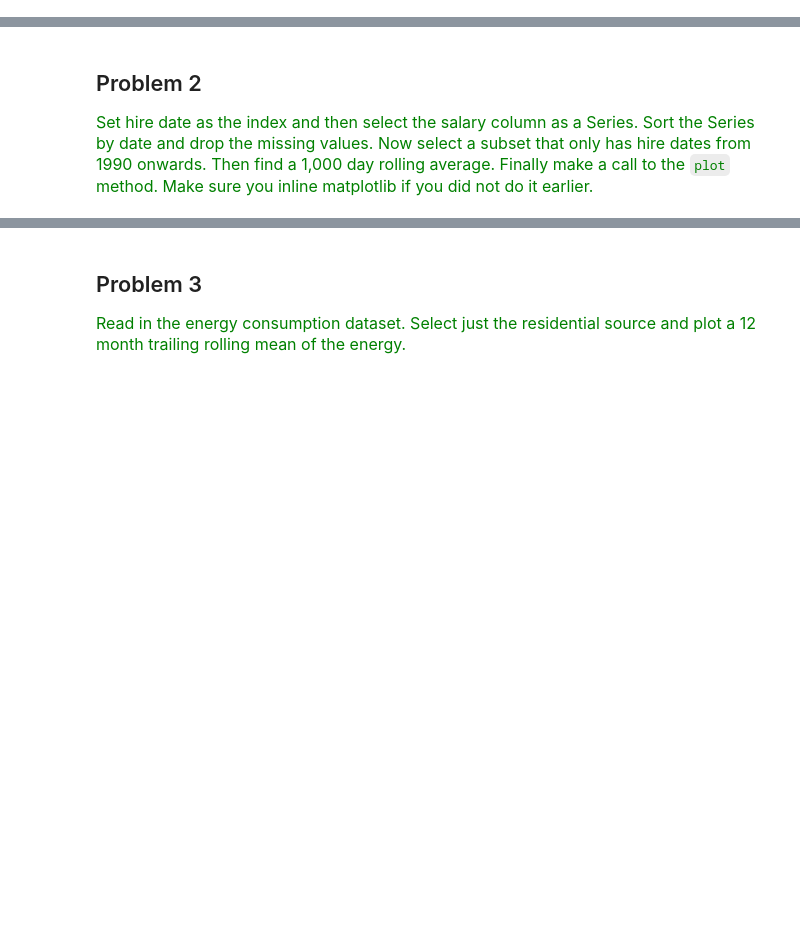
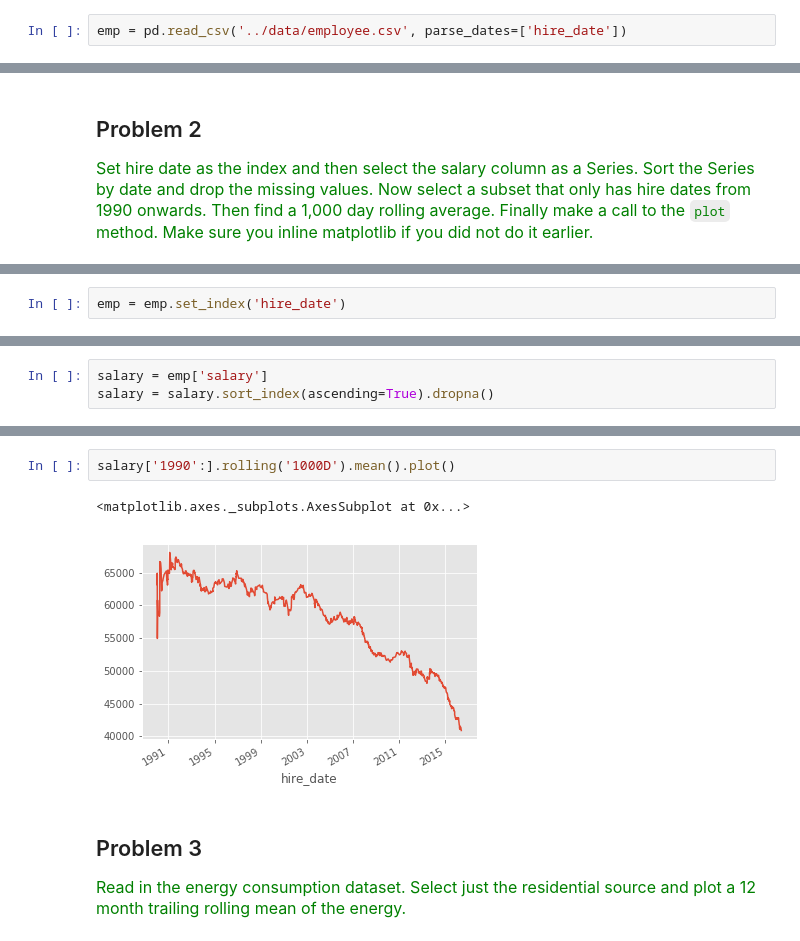
Before and after one commit to estefaniaakers/dunder-data, a Jupyter notebook: dunder-data-bootcamp/04. Time Series/04. Rolling Windows.ipynb, the cells around one changed output, grey strips where cells are left out. Saved outputs shown, nothing was run; the diff lists cells and outputs as text; blank space fills up the shorter version.

Commit message:
Bootcamp Day 3 - Chapter 4: Time Series - 04. Rolling Windows

```diff
--- a/dunder-data-bootcamp/04. Time Series/04. Rolling Windows.ipynb
+++ b/dunder-data-bootcamp/04. Time Series/04. Rolling Windows.ipynb
@@ -123,0 +281,2 @@ close.resample('2M').agg(['min', 'mean', 'max', np.size]).head()
+# %%
+emp = pd.read_csv('../data/employee.csv', parse_dates=['hire_date'])
@@ -126,0 +292,2 @@ close.resample('2M').agg(['min', 'mean', 'max', np.size]).head()
+# %%
+emp = emp.set_index('hire_date')
@@ -126,0 +304,3 @@ close.resample('2M').agg(['min', 'mean', 'max', np.size]).head()
+# %%
+salary = emp['salary']
+salary = salary.sort_index(ascending=True).dropna()
@@ -127,3 +317,8 @@ close.resample('2M').agg(['min', 'mean', 'max', np.size]).head()
+# %%
+salary['1990':].rolling('1000D').mean().plot()
+# %% [output]
+<matplotlib.axes._subplots.AxesSubplot at 0x...>
+[figure, added]
 # %% [markdown]
 ## Problem 3
 <span  style="color:green; font-size:16px">Read in the energy consumption dataset. Select just the residential source and plot a 12 month trailing rolling mean of the energy.</span>
```
Also changed, not shown: parts of 22 cells of this notebook.
